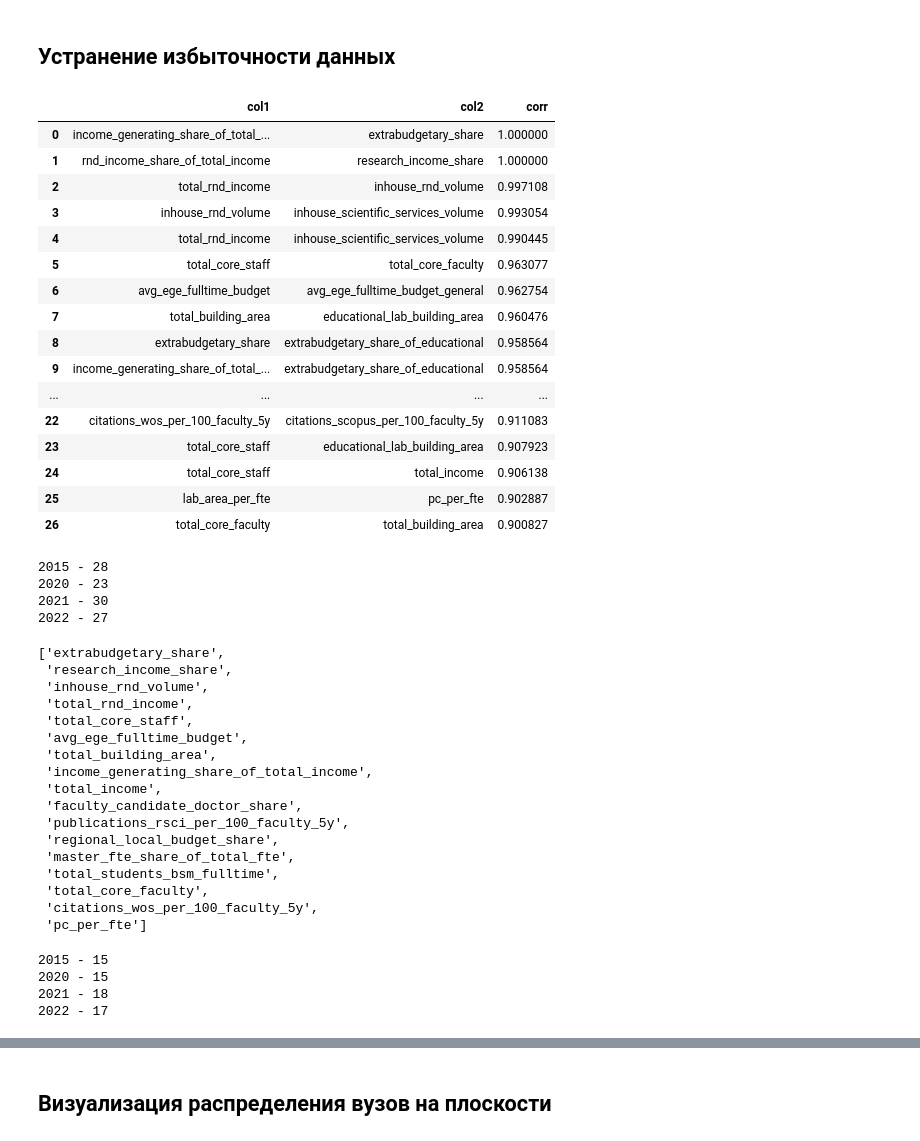
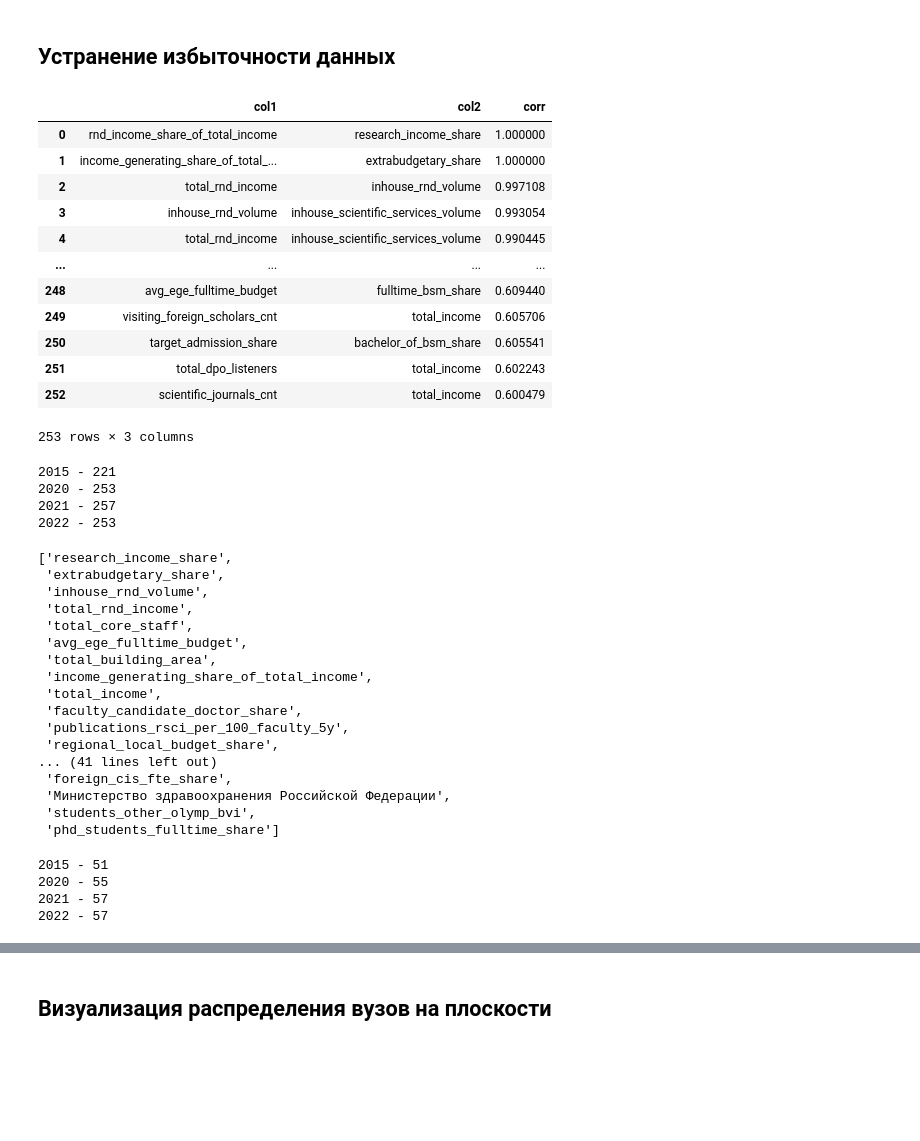
Before and after one commit to sosnovskiim/MachineLearning, a Jupyter notebook: Курс 3 - Машинное обучение и нейронные сети/2. Кластеризация/2.1 Кластеризация вузов/2.1 Кластеризация вузов.ipynb, the cells around one changed output, grey strips where cells are left out. Saved outputs shown, nothing was run; the diff lists cells and outputs as text; code cells hidden in the pictures; blank space fills up the shorter version.

```diff
--- a/Курс 3 - Машинное обучение и нейронные сети/2. Кластеризация/2.1 Кластеризация вузов/2.1 Кластеризация вузов.ipynb
+++ b/Курс 3 - Машинное обучение и нейронные сети/2. Кластеризация/2.1 Кластеризация вузов/2.1 Кластеризация вузов.ipynb
@@ -806,10 +811,7 @@ uni_by_year = {}
 
 for year in uni_new.year.unique():
     uni_year = uni_new[uni_new.year == year].copy()
-
-    uni_year.drop(columns=["university", "site", "id", "year"], inplace=True)
     uni_year.reset_index(drop=True, inplace=True)
-
     uni_by_year[int(year)] = uni_year
 
 for year, uni_year in uni_by_year.items():
@@ -834,7 +836,7 @@ for year, uni_year in uni_dummy.items():
     types_dummy_df = pd.DataFrame(types_dummy, columns=types_encoder.categories_[0])
 
     uni_year = pd.concat([uni_year, regions_dummy_df, types_dummy_df], axis=1)
-    uni_dummy[year] = uni_year.drop(columns=["region", "type"])
+    uni_dummy[year] = uni_year.drop(columns=["university", "region", "type", "site", "id", "year"])
 
 uni_dummy[2022]
 # %% [output]
@@ -856,8 +855,0 @@ uni_dummy[2022]
-# %%
-uni_freq = deepcopy(uni_by_year)
-
-for uni_year in uni_freq.values():
-    uni_year.region = uni_year.region.map(uni_year.region.value_counts(normalize=True))
-    uni_year.type = uni_year.type.map(uni_year.type.value_counts(normalize=True))
-
-uni_freq[2022]
@@ -877,0 +856,3 @@ uni_freq[2022]
+# %%
+for year, uni_year in uni_dummy.items():
+    print(year, uni_year.shape[1], sep=" - ")
@@ -917,37 +902,34 @@ def get_cols_with_high_corr(df, threshold):
     return cols_with_high_corr.reset_index(drop=True)
 # %%
 uni_cols_with_high_corr = {}
+uni_threshold = 0.6
 
 for year, uni_year in uni_norm.items():
-    uni_cols_with_high_corr[year] = get_cols_with_high_corr(uni_year, threshold=0.9)
+    uni_cols_with_high_corr[year] = get_cols_with_high_corr(uni_year, threshold=uni_threshold)
 
 uni_cols_with_high_corr[2022]
 # %% [output]
 |  | col1 | col2 | corr |
-| 0 | income_generating_share_of_total_... | extrabudgetary_share | 1.000000 |
-| 1 | rnd_income_share_of_total_income | research_income_share | 1.000000 |
+| 0 | rnd_income_share_of_total_income | research_income_share | 1.000000 |
+| 1 | income_generating_share_of_total_... | extrabudgetary_share | 1.000000 |
 | 2 | total_rnd_income | inhouse_rnd_volume | 0.997108 |
 | 3 | inhouse_rnd_volume | inhouse_scientific_services_volume | 0.993054 |
 | 4 | total_rnd_income | inhouse_scientific_services_volume | 0.990445 |
-| 5 | total_core_staff | total_core_faculty | 0.963077 |
-| 6 | avg_ege_fulltime_budget | avg_ege_fulltime_budget_general | 0.962754 |
-| 7 | total_building_area | educational_lab_building_area | 0.960476 |
-| 8 | extrabudgetary_share | extrabudgetary_share_of_educational | 0.958564 |
-| 9 | income_generating_share_of_total_... | extrabudgetary_share_of_educational | 0.958564 |
 | ... | ... | ... | ... |
-| 22 | citations_wos_per_100_faculty_5y | citations_scopus_per_100_faculty_5y | 0.911083 |
-| 23 | total_core_staff | educational_lab_building_area | 0.907923 |
-| 24 | total_core_staff | total_income | 0.906138 |
-| 25 | lab_area_per_fte | pc_per_fte | 0.902887 |
-| 26 | total_core_faculty | total_building_area | 0.900827 |
+| 248 | avg_ege_fulltime_budget | fulltime_bsm_share | 0.609440 |
+| 249 | visiting_foreign_scholars_cnt | total_income | 0.605706 |
+| 250 | target_admission_share | bachelor_of_bsm_share | 0.605541 |
+| 251 | total_dpo_listeners | total_income | 0.602243 |
+| 252 | scientific_journals_cnt | total_income | 0.600479 |
+253 rows × 3 columns
 # %%
 for year, uni_cols in uni_cols_with_high_corr.items():
     print(year, len(uni_cols), sep=" - ")
 # %% [output]
-2015 - 28
-2020 - 23
-2021 - 30
-2022 - 27
+2015 - 221
+2020 - 253
+2021 - 257
+2022 - 253
 # %%
 def get_cols_to_drop(df, cols_with_high_corr):
     cols_to_drop = []
@@ -972,8 +954,8 @@ for year, uni_year in uni_norm.items():
 
 uni_cols_to_drop[2022]
 # %% [output]
-['extrabudgetary_share',
- 'research_income_share',
+['research_income_share',
+ 'extrabudgetary_share',
  'inhouse_rnd_volume',
  'total_rnd_income',
  'total_core_staff',
@@ -984,19 +966,19 @@ uni_cols_to_drop[2022]
  'faculty_candidate_doctor_share',
  'publications_rsci_per_100_faculty_5y',
  'regional_local_budget_share',
- 'master_fte_share_of_total_fte',
- 'total_students_bsm_fulltime',
- 'total_core_faculty',
- 'citations_wos_per_100_faculty_5y',
- 'pc_per_fte']
+... (41 lines left out)
+ 'foreign_cis_fte_share',
+ 'Министерство здравоохранения Российской Федерации',
+ 'students_other_olymp_bvi',
+ 'phd_students_fulltime_share']
 # %%
 for year, uni_cols in uni_cols_to_drop.items():
     print(year, len(uni_cols), sep=" - ")
 # %% [output]
-2015 - 15
-2020 - 15
-2021 - 18
-2022 - 17
+2015 - 51
+2020 - 55
+2021 - 57
+2022 - 57
 # %%
 uni_clean = deepcopy(uni_norm)
 
```
Also changed, not shown: parts of 48 cells of this notebook.
